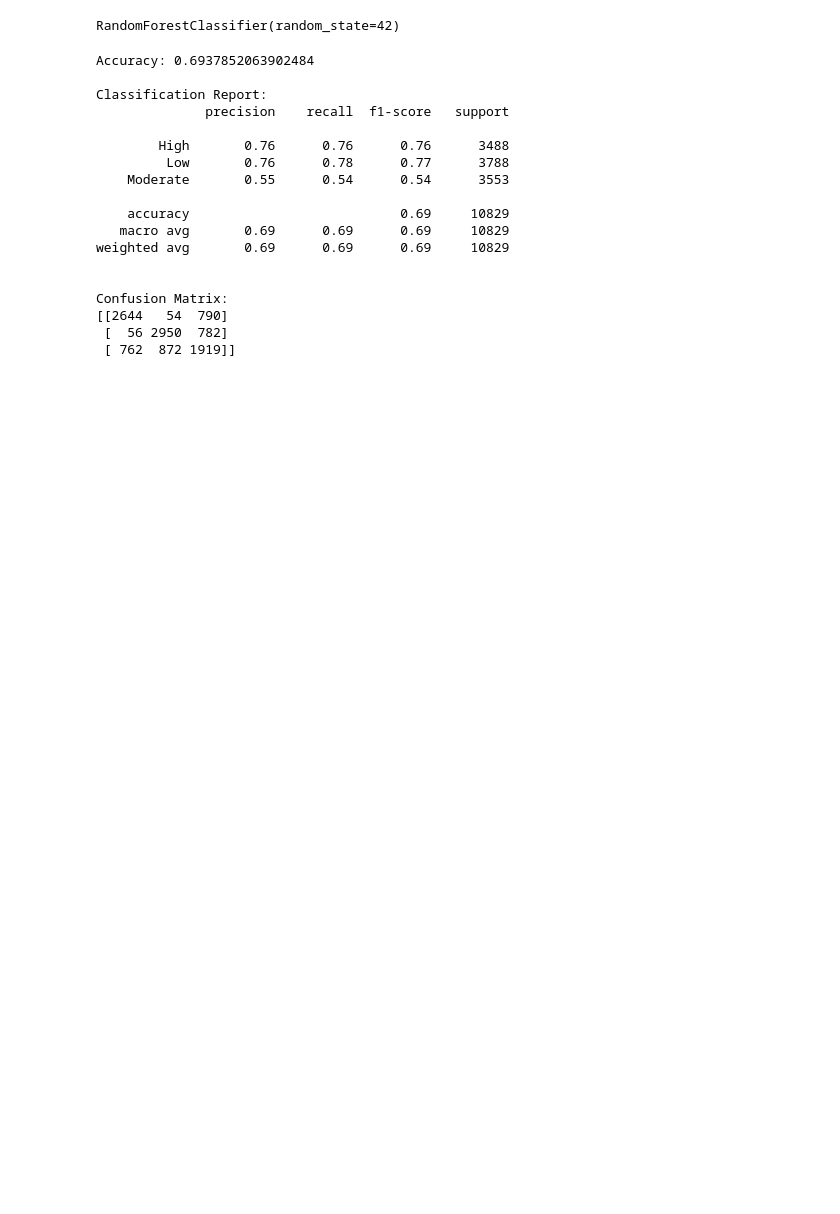
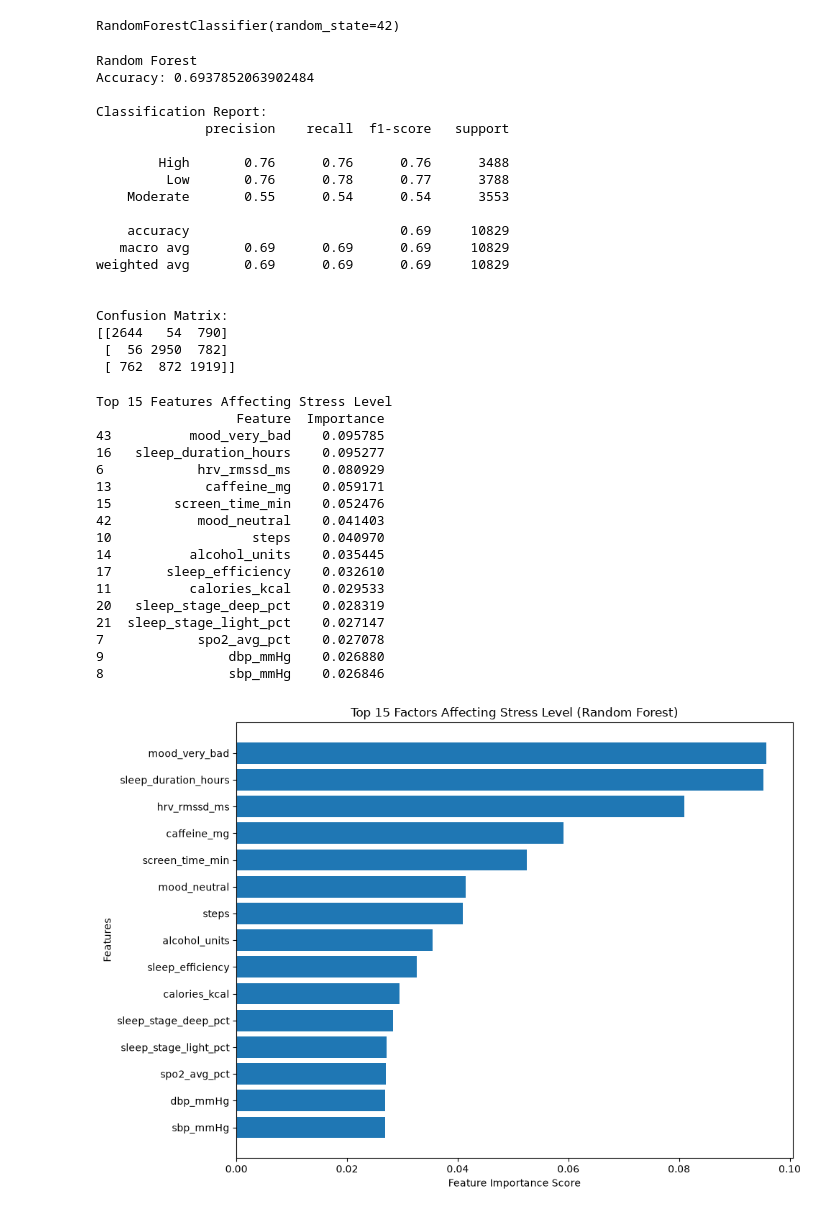
Before and after one commit to Silver2306/Wearable-Health-Devices, a Jupyter notebook: notebooks/06_random_forest.ipynb, the cells around one changed output. Saved outputs shown, nothing was run; the diff lists cells and outputs as text; code cells hidden in the pictures; blank space fills up the shorter version.

```diff
--- a/notebooks/06_random_forest.ipynb
+++ b/notebooks/06_random_forest.ipynb
@@ -31,6 +33,7 @@ RandomForestClassifier(random_state=42)
 # %%
 y_pred = model.predict(X_test)
 # %%
+print("Random Forest ")
 print("Accuracy:", accuracy_score(y_test, y_pred))
 
 print("\nClassification Report:")
@@ -39,6 +42,7 @@ print(classification_report(y_test, y_pred))
 print("\nConfusion Matrix:")
 print(confusion_matrix(y_test, y_pred))
 # %% [output]
+Random Forest
 Accuracy: 0.6937852063902484
 
 Classification Report:
@@ -57,3 +61,64 @@ Confusion Matrix:
 [[2644   54  790]
  [  56 2950  782]
  [ 762  872 1919]]
+# %%
+# RANDOM FOREST FEATURE IMPORTANCE
+
+
+
+# Create dataframe of feature importance
+feature_importance = pd.DataFrame({
+    "Feature": X_train.columns,
+    "Importance": model.feature_importances_
+})
+
+# Sort from highest to lowest
+feature_importance = feature_importance.sort_values(
+    by="Importance",
+    ascending=False
+)
+
+# Show top 15 features
+top15_features = feature_importance.head(15)
+
+print("Top 15 Features Affecting Stress Level")
+print(top15_features)
+
+# -------------------------
+# Plot
+# -------------------------
+
+plt.figure(figsize=(10,7))
+
+plt.barh(
+    top15_features["Feature"],
+    top15_features["Importance"]
+)
+
+plt.gca().invert_yaxis()
+
+plt.xlabel("Feature Importance Score")
+plt.ylabel("Features")
+plt.title("Top 15 Factors Affecting Stress Level (Random Forest)")
+
+plt.tight_layout()
+plt.show()
+# %% [output]
+Top 15 Features Affecting Stress Level
+                  Feature  Importance
+43          mood_very_bad    0.095785
+16   sleep_duration_hours    0.095277
+6            hrv_rmssd_ms    0.080929
+13            caffeine_mg    0.059171
+15        screen_time_min    0.052476
+42           mood_neutral    0.041403
+10                  steps    0.040970
+14          alcohol_units    0.035445
+17       sleep_efficiency    0.032610
+11          calories_kcal    0.029533
+20   sleep_stage_deep_pct    0.028319
+21  sleep_stage_light_pct    0.027147
+7            spo2_avg_pct    0.027078
+9                dbp_mmHg    0.026880
+8                sbp_mmHg    0.026846
+[figure, added]
```
Also changed, not shown: parts of 2 cells of this notebook, 6 other files.
